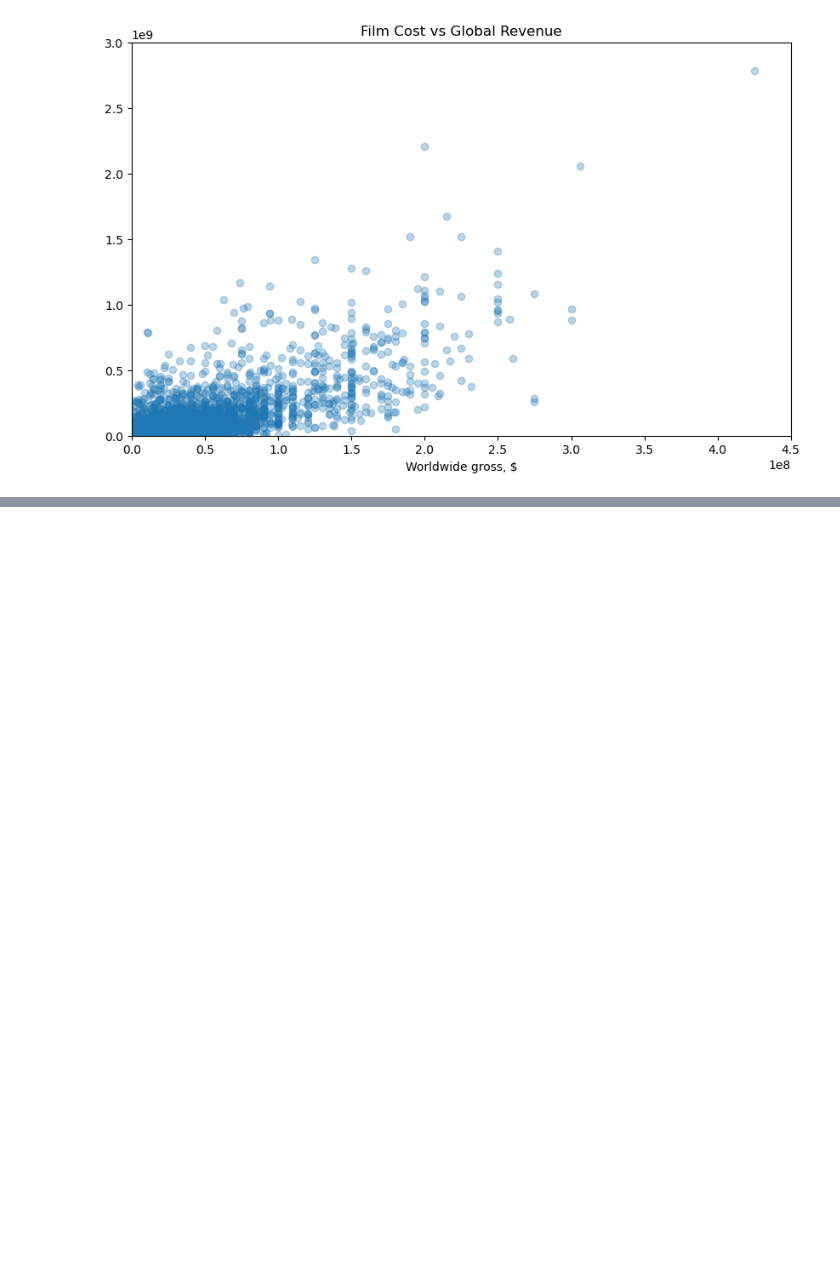
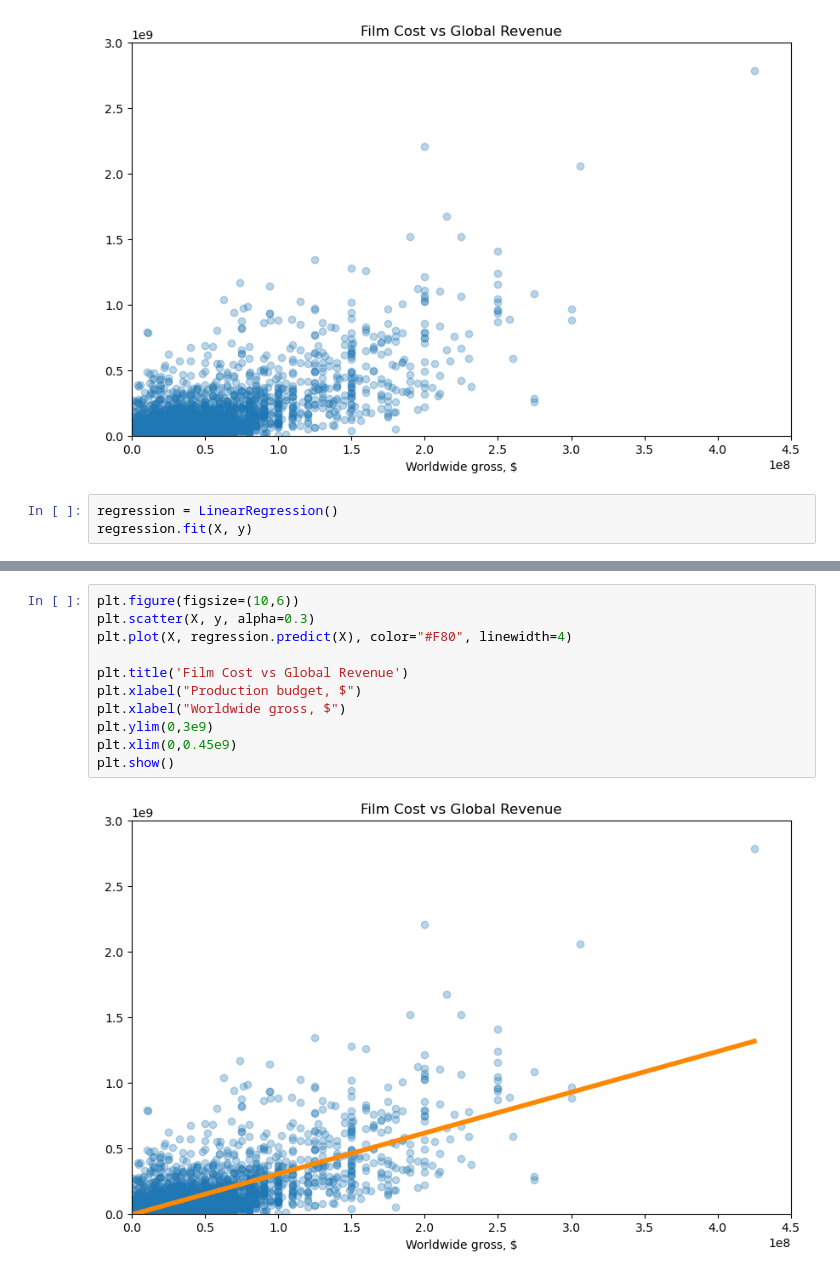
Before and after one commit to kucheriavii/data_sciense_ukr, a Jupyter notebook: Linear regression/linear_regression.ipynb, the cells around one changed output, grey strips where cells are left out. Saved outputs shown, nothing was run; the diff lists cells and outputs as text; blank space fills up the shorter version.

Commit message:
linear regression аштшірув

```diff
--- a/Linear regression/linear_regression.ipynb
+++ b/Linear regression/linear_regression.ipynb
@@ -17,3 +18,6 @@ plt.xlim(0,0.45e9)
 plt.show()
 # %% [output]
 [figure]
+# %%
+regression = LinearRegression()
+regression.fit(X, y)
@@ -19,0 +47,13 @@ plt.show()
+# %%
+plt.figure(figsize=(10,6))
+plt.scatter(X, y, alpha=0.3)
+plt.plot(X, regression.predict(X), color="#F80", linewidth=4)
+
+plt.title('Film Cost vs Global Revenue')
+plt.xlabel("Production budget, $")
+plt.xlabel("Worldwide gross, $")
+plt.ylim(0,3e9)
+plt.xlim(0,0.45e9)
+plt.show()
+# %% [output]
+[figure, added]
```
Also changed, not shown: parts of 10 cells of this notebook.
